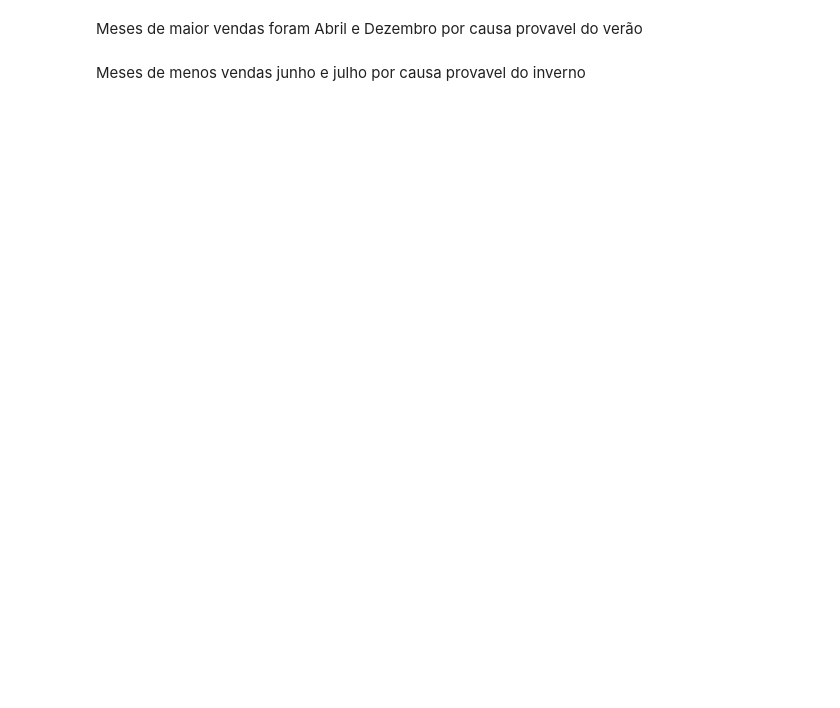
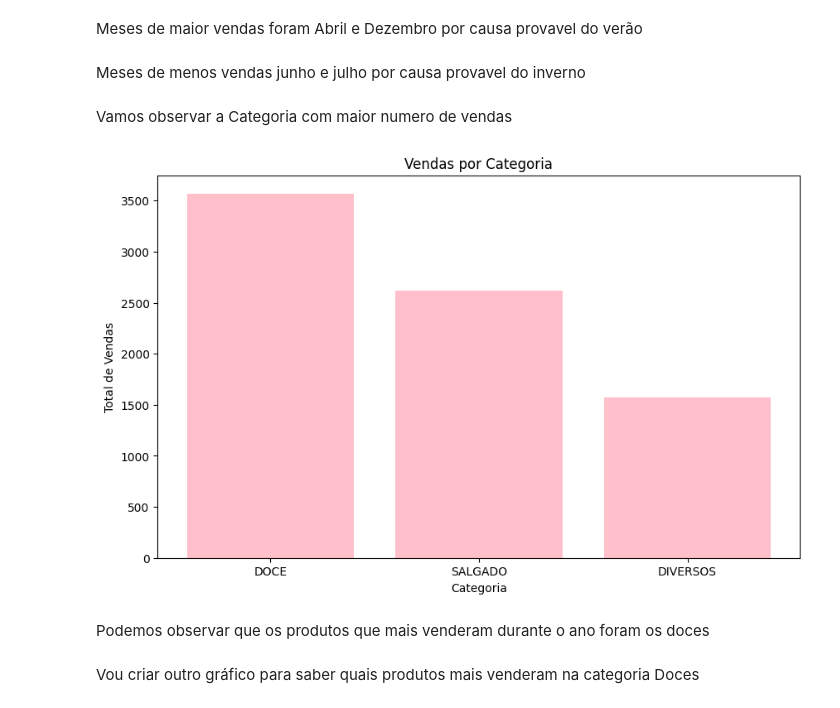
Before and after one commit to cibelemoraes/Teste_Analytics_cibelemoraes, a Jupyter notebook: Teste_Analytics.ipynb, the cells around one changed output. Saved outputs shown, nothing was run; the diff lists cells and outputs as text; code cells hidden in the pictures; blank space fills up the shorter version.

```diff
--- a/Teste_Analytics.ipynb
+++ b/Teste_Analytics.ipynb
@@ -178,3 +239,21 @@ Meses de maior vendas foram Abril e Dezembro por causa provavel do verão
 # %% [markdown]
 Meses de menos vendas junho e julho
  por causa provavel do inverno
+# %% [markdown]
+Vamos observar a Categoria com maior numero de vendas
+# %%
+sell_by_category = df.groupby("Categoria")["TOTAL_VENDAS"].sum().sort_values(ascending=False) #agrupando meu numero total de vendas por categoria
+# %%
+#criando grafico de Barras para representar vendas por categoria
+plt.figure(figsize=(10,6))
+plt.bar(sell_by_category.index,sell_by_category.values, color="pink")
+plt.title("Vendas por Categoria")
+plt.xlabel("Categoria")
+plt.ylabel("Total de Vendas")
+plt.show()
+# %% [output]
+[figure, added]
+# %% [markdown]
+Podemos observar que os produtos que mais venderam durante o ano foram os doces
+# %% [markdown]
+Vou criar outro gráfico para saber quais produtos mais venderam na categoria Doces
```
Also changed, not shown: parts of 11 cells of this notebook.
